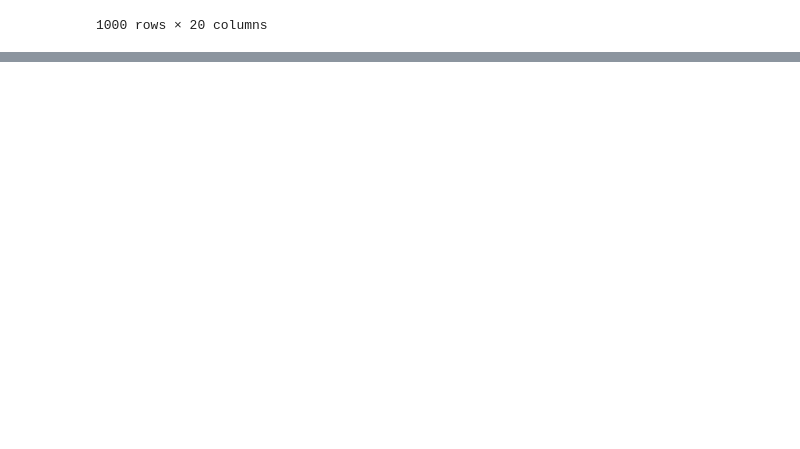
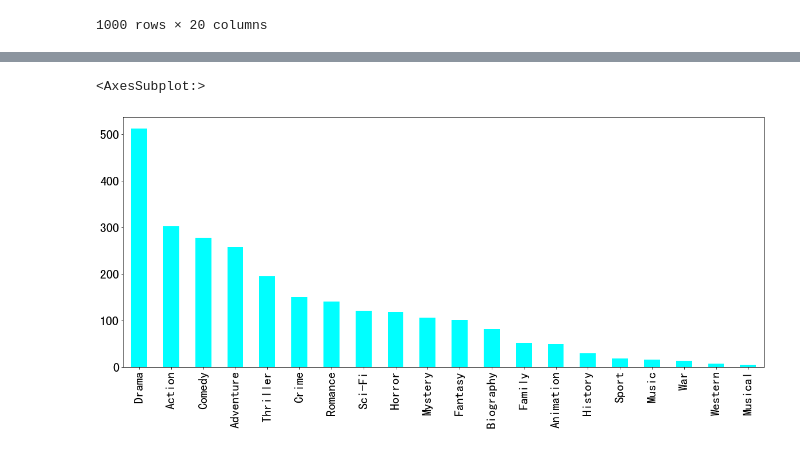
Before and after one commit to NekoSilverFox/Data-Mining, a Jupyter notebook: 003 - Pandas/Pandas.ipynb, the cells around one changed output, grey strips where cells are left out. Saved outputs shown, nothing was run; the diff lists cells and outputs as text; code cells hidden in the pictures; blank space fills up the shorter version.

```diff
--- a/003 - Pandas/Pandas.ipynb
+++ b/003 - Pandas/Pandas.ipynb
@@ -1962,0 +1984,6 @@ See the caveats in the documentation: https://pandas.pydata.org/pandas-docs/stab
+# %%
+# 7. 绘图
+df_gener.sum().sort_values(ascending=False).plot(kind='bar', figsize=(20, 8), fontsize=22, colormap='cool')
+# %% [output]
+<AxesSubplot:>
+[figure, added]
```
Also changed, not shown: parts of 1 cell of this notebook.
